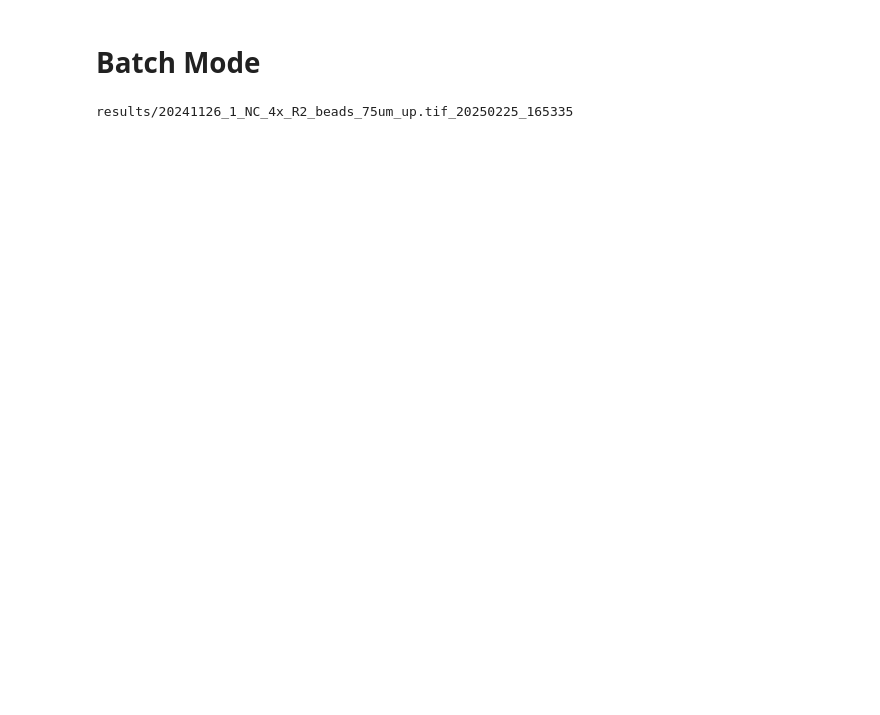
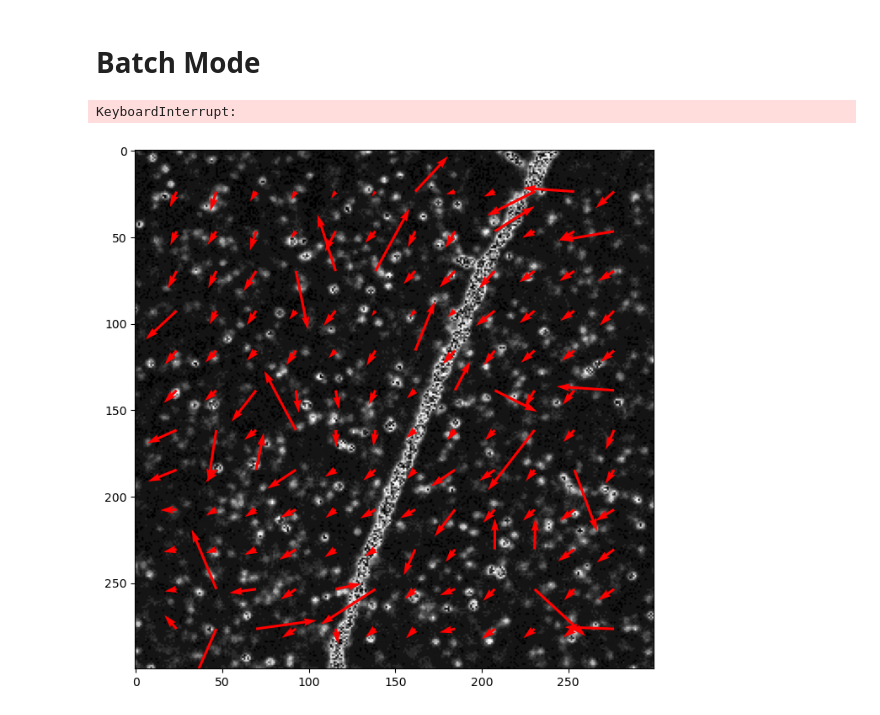
Before and after one commit to taryaksama/data-science, a Jupyter notebook: PIV/main.ipynb, the cells around one changed output. Saved outputs shown, nothing was run; the diff lists cells and outputs as text; code cells hidden in the pictures; blank space fills up the shorter version.

```diff
--- a/PIV/main.ipynb
+++ b/PIV/main.ipynb
@@ -440,11 +382,11 @@ files = os.listdir(folder_path)
 # Batch
 
 for file in tqdm(files):
-    movie = imageio.imread(file)
+    movie = imageio.imread(folder_path+'/'+file)
 
     # ONLY FOR TESTING
-    #test_movie = movie[:, :300, :300]
-    #movie = test_movie
+    test_movie = movie[:, :300, :300]
+    movie = test_movie
 
     # Save folder
     date_str = datetime.now().strftime("%Y%m%d_%H%M%S")
@@ -455,31 +397,32 @@ for file in tqdm(files):
     x, y, u, v = piv_movie(
                     movie,
                     WINDSIZE,
                     SEARCHSIZE,
                     OVERLAP,
                     DT,
                     PX2UM,
                     S2N_THRESHOLD,
                     save=True,
                     save_folder=result_folder)
 
     # Compute Median values oves the course of the movie
     flow_norm, flow_divergence, flow_vorticity = movie_flow_features(x, y, u, v, start=0, end=u.shape[0])
     mean_flow_norm = np.median(flow_norm, axis=0)
     mean_flow_divergence = np.median(flow_divergence, axis=0)
     mean_flow_vorticity = np.median(flow_vorticity, axis=0)
 
     # Save CSV
     hist, bin_edges = np.histogram(flow_norm.flatten(), bins=100, density=True)
     bin_centers = (bin_edges[:-1] + bin_edges[1:]) / 2
     distribution_data = pd.DataFrame({
         'Bin Centers': bin_centers,
         'Frequency': hist
     })
     distribution_data.to_csv(result_folder + '/speed_distribution.csv', index=False)
 
     plot_flow_features_map(mean_flow_norm, mean_flow_divergence, mean_flow_vorticity, result_folder=result_folder, display=False)
     plot_flow_features_distribution(flow_norm, feature_name='Norm', result_folder=result_folder, display=False)
     plot_movie_flow_map(u, v, result_folder=result_folder, display=False)
 # %% [output]
-results/20241126_1_NC_4x_R2_beads_75um_up.tif_20250225_165335
+KeyboardInterrupt:
+[figure, added]
```
Also changed, not shown: parts of 16 cells of this notebook, 5 other files.
